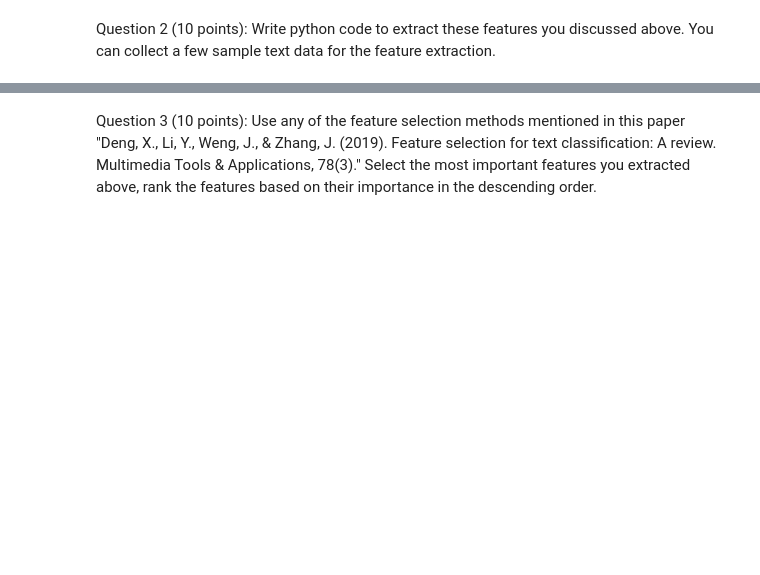
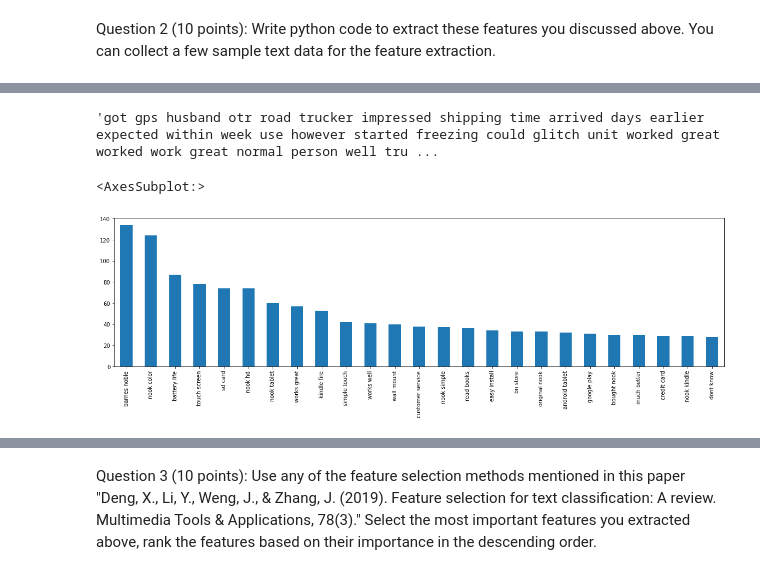
Before and after one commit to jivitheshreddy/INFO-5731-Srping2023, a Jupyter notebook: In_class_exercise_03_02282023.ipynb, the cells around one changed output, grey strips where cells are left out. Cells and saved outputs as stored; diff of their text form; code cells hidden in the pictures; blank space fills up the shorter version.

```diff
--- a/In_class_exercise_03_02282023.ipynb
+++ b/In_class_exercise_03_02282023.ipynb
@@ -97,0 +29,22 @@ LookupError: ignored
+# %%
+text_col = reviews['reviewText']
+
+text_col = text_col.fillna(' ').str.lower()
+
+text_col = text_col1.str.replace('[^a-z ]', '')
+
+stop_words = nltk.corpus.stopwords.words('english')
+custom_stop_words = ['get', 'would', 'told']
+stop_words.extend(custom_stop_words)
+# %%
+# Create a CountVectorizer object to convert the text into a Bag of Words representation
+vectorizer = CountVectorizer()
+
+# Fit the vectorizer to the review text data
+vectorizer.fit(text_col)
+
+bow_matrix = vectorizer.transform(text_col)
+
+bow_df = pd.DataFrame(bow_matrix.toarray(), columns=vectorizer.get_feature_names())
+
+print(bow_df)
@@ -97,0 +69,20 @@ LookupError: ignored
+# %%
+#cleaning and combining the reviews
+docs_clean = []
+for row in text_col:
+    words = np.array(nltk.word_tokenize(row))
+    words = [word for word in words if word not in stop_words]
+    docs_clean.append(' '.join(words))
+docs_clean[0]
+# %% [output]
+'got gps husband otr road trucker impressed shipping time arrived days earlier expected within week use however started freezing could glitch unit worked great worked work great normal person well tru ...
+# %%
+#creating a bi-gram for the reviews
+model = CountVectorizer(ngram_range=(2,2)) # Create a model
+sparse_matrix = model.fit_transform(docs_clean) # Fit the data to the model
+dtm = pd.DataFrame(sparse_matrix.toarray(), columns=model.get_feature_names())
+
+dtm.sum().sort_values(ascending=False).head(25).plot.bar(figsize=(20,5))
+# %% [output]
+<AxesSubplot:>
+[figure, added]
```
Also changed, not shown: parts of 18 cells of this notebook.
